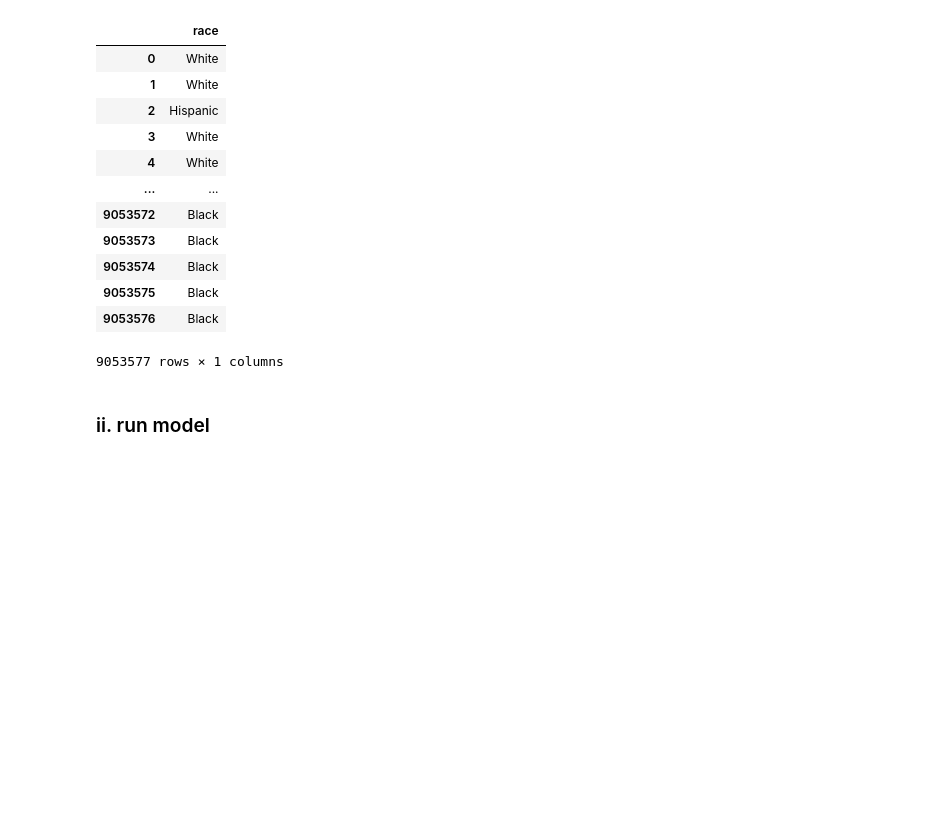
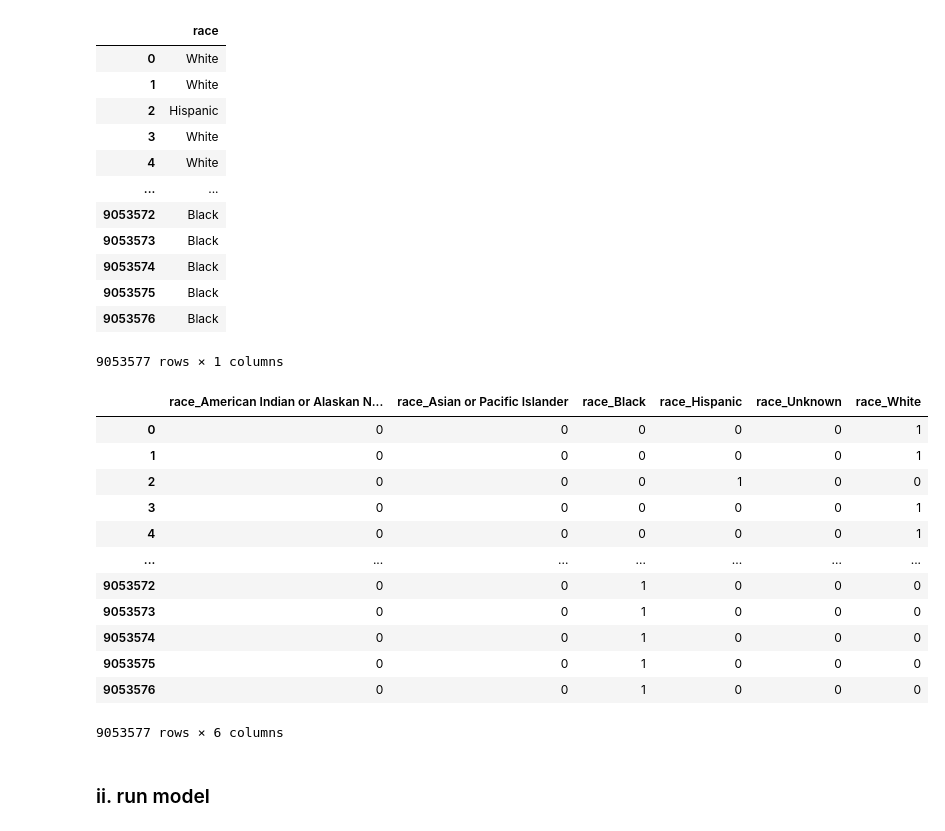
Before and after one commit to code-for-charlottesville/datajustice, a Jupyter notebook: DecisionTree.ipynb, the cells around one changed output. Saved outputs shown, nothing was run; the diff lists cells and outputs as text; code cells hidden in the pictures; blank space fills up the shorter version.

```diff
--- a/DecisionTree.ipynb
+++ b/DecisionTree.ipynb
@@ -161,6 +163,22 @@ X_00
 9053577 rows × 1 columns
 # %%
 X_m00 = pd.get_dummies(X_00)
+# %%
+X_m00
+# %% [output]
+|  | race_American Indian or Alaskan N... | race_Asian or Pacific Islander | race_Black | race_Hispanic | race_Unknown | race_White |
+| 0 | 0 | 0 | 0 | 0 | 0 | 1 |
+| 1 | 0 | 0 | 0 | 0 | 0 | 1 |
+| 2 | 0 | 0 | 0 | 1 | 0 | 0 |
+| 3 | 0 | 0 | 0 | 0 | 0 | 1 |
+| 4 | 0 | 0 | 0 | 0 | 0 | 1 |
+| ... | ... | ... | ... | ... | ... | ... |
+| 9053572 | 0 | 0 | 1 | 0 | 0 | 0 |
+| 9053573 | 0 | 0 | 1 | 0 | 0 | 0 |
+| 9053574 | 0 | 0 | 1 | 0 | 0 | 0 |
+| 9053575 | 0 | 0 | 1 | 0 | 0 | 0 |
+| 9053576 | 0 | 0 | 1 | 0 | 0 | 0 |
+9053577 rows × 6 columns
 # %%
 # Split dataset into training set and test set
 X_train_m00, X_test_m00, y_train, y_test= train_test_split(X_m00, y, test_size=0.3, random_state = 42)
```
Also changed, not shown: parts of 5 cells of this notebook.
